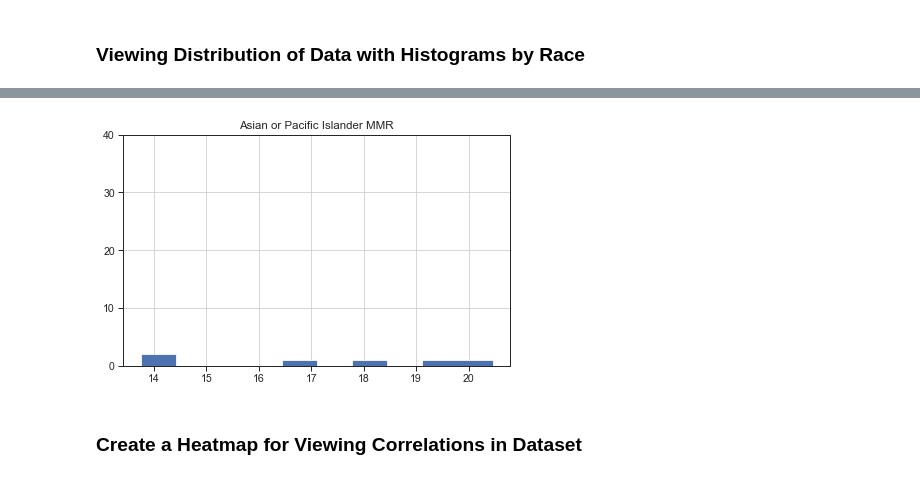
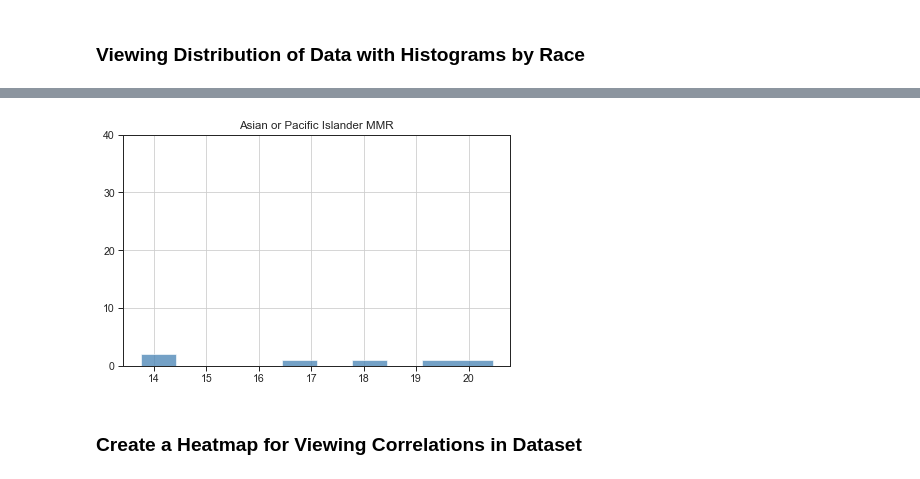
Before and after one commit to abpuccini/maternal-mortality-project, a Jupyter notebook: machine_learning/model_testing/LR_stratified_by_race_lee.ipynb, the cells around one changed output, grey strips where cells are left out. Cells and saved outputs as stored; diff of their text form; code cells hidden in the pictures.

```diff
--- a/machine_learning/model_testing/LR_stratified_by_race_lee.ipynb
+++ b/machine_learning/model_testing/LR_stratified_by_race_lee.ipynb
@@ -65,12 +65,12 @@ plt.show()
 # %%
-asian_mmr_hist = asian_mmr[["mmr_by_race"]].hist(histtype="stepfilled")
+asian_mmr_hist = asian_mmr[["mmr_by_race"]].hist(histtype="stepfilled", color="#4682B4", alpha=0.75)
 
 plt.title("Asian or Pacific Islander MMR")
 plt.yticks([0, 10, 20, 30, 40])
 plt.tight_layout()
 plt.show()
 # %% [output]
-[figure, old version]
+[figure, new version]
 # %% [markdown]
 ### Create a Heatmap for Viewing Correlations in Dataset
 # %%
```
Also changed, not shown: parts of 3 cells of this notebook.
